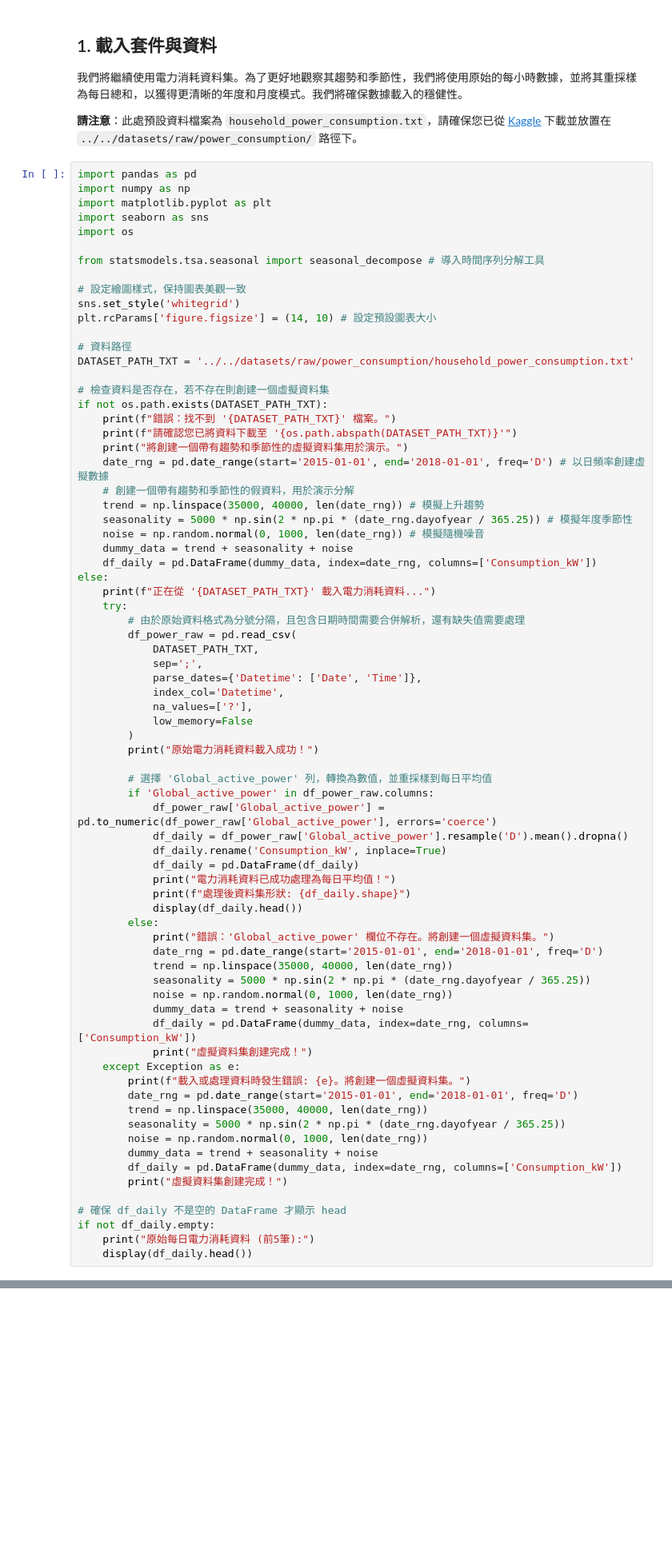
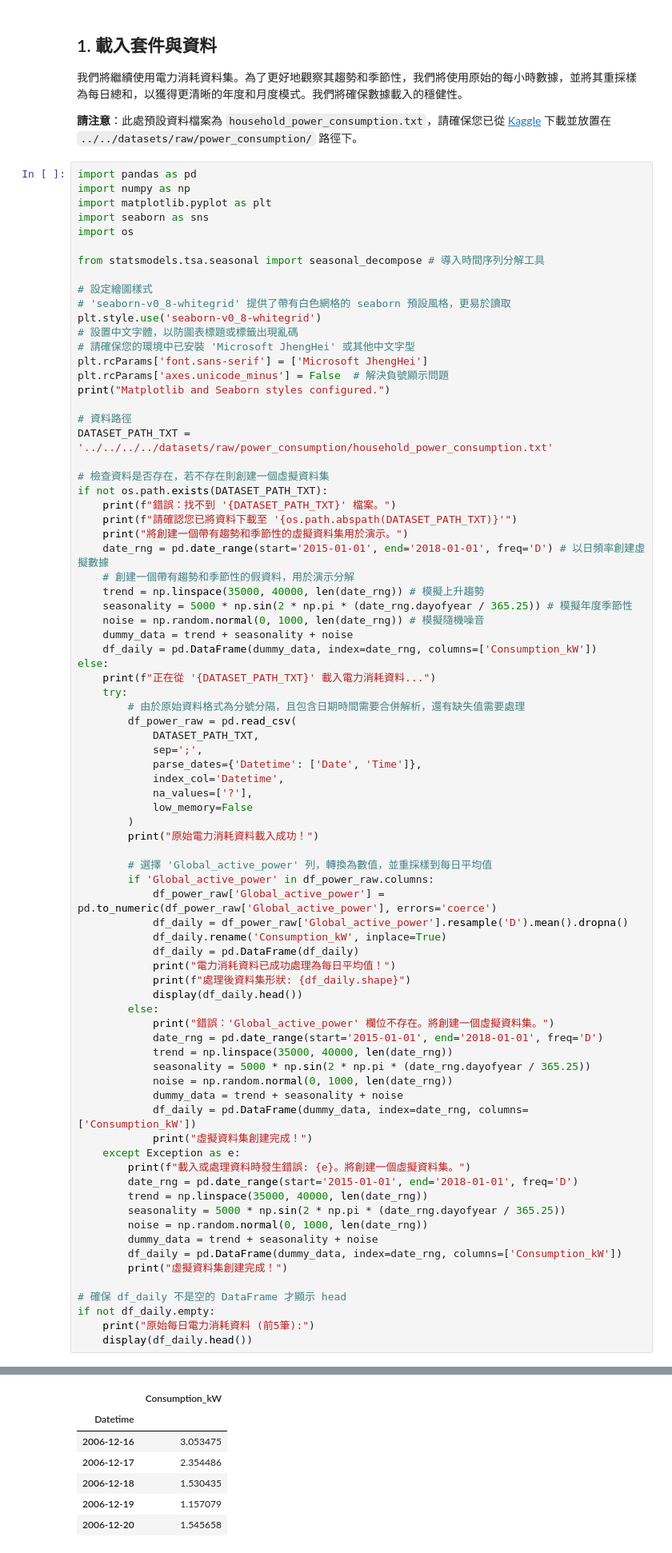
Before and after one commit to Zenobia000/iSpan_python-FE_DM-cookbooks, a Jupyter notebook: data_mining_course/modules/module_08_time_series/notebooks/04_seasonality_trend.ipynb, the cells around one changed output, grey strips where cells are left out. Shown at 80% size. Cells and saved outputs as stored; diff of their text form; blank space fills up the shorter version.

```diff
--- a/data_mining_course/modules/module_08_time_series/notebooks/04_seasonality_trend.ipynb
+++ b/data_mining_course/modules/module_08_time_series/notebooks/04_seasonality_trend.ipynb
@@ -56,12 +61,17 @@ import os
 
 from statsmodels.tsa.seasonal import seasonal_decompose # 導入時間序列分解工具
 
-# 設定繪圖樣式，保持圖表美觀一致
-sns.set_style('whitegrid')
-plt.rcParams['figure.figsize'] = (14, 10) # 設定預設圖表大小
+# 設定繪圖樣式
+# 'seaborn-v0_8-whitegrid' 提供了帶有白色網格的 seaborn 預設風格，更易於讀取
+plt.style.use('seaborn-v0_8-whitegrid')
+# 設置中文字體，以防圖表標題或標籤出現亂碼
+# 請確保您的環境中已安裝 'Microsoft JhengHei' 或其他中文字型
+plt.rcParams['font.sans-serif'] = ['Microsoft JhengHei']
+plt.rcParams['axes.unicode_minus'] = False  # 解決負號顯示問題
+print("Matplotlib and Seaborn styles configured.")
 
 # 資料路徑
-DATASET_PATH_TXT = '../../datasets/raw/power_consumption/household_power_consumption.txt'
+DATASET_PATH_TXT = '../../../../datasets/raw/power_consumption/household_power_consumption.txt'
 
 # 檢查資料是否存在，若不存在則創建一個虛擬資料集
 if not os.path.exists(DATASET_PATH_TXT):
@@ -121,3 +131,4 @@ else:
 if not df_daily.empty:
     print("原始每日電力消耗資料 (前5筆):")
     display(df_daily.head())
+# %% [output]
@@ -123,0 +140,7 @@ if not df_daily.empty:
+|  | Consumption_kW |
+| Datetime |  |
+| 2006-12-16 | 3.053475 |
+| 2006-12-17 | 2.354486 |
+| 2006-12-18 | 1.530435 |
+| 2006-12-19 | 1.157079 |
+| 2006-12-20 | 1.545658 |
```
Also changed, not shown: parts of 8 cells of this notebook, 12 other files.
